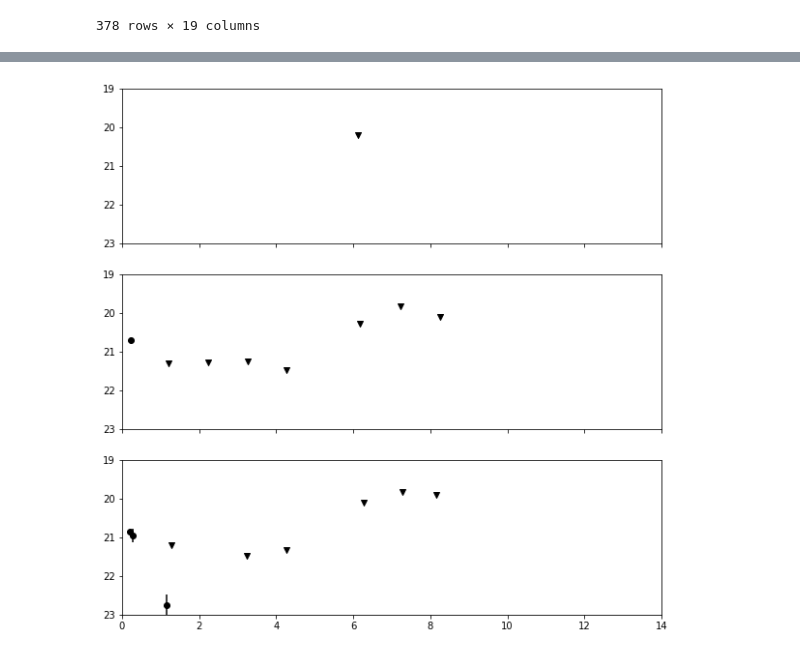
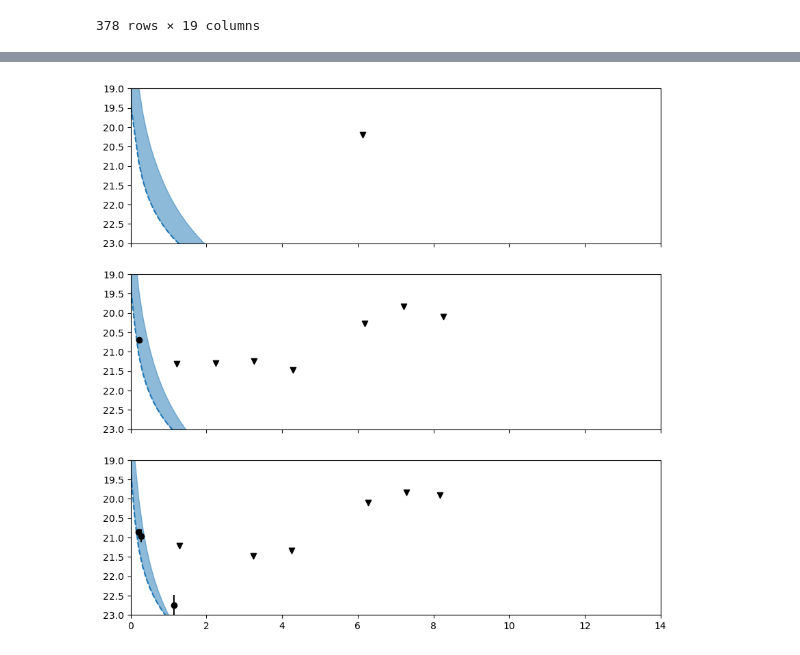
Before and after one commit to tylerbarna/nmma_fitter, a Jupyter notebook: abwysqyPlotting.ipynb, the cells around one changed output, grey strips where cells are left out. Drawn from its saved outputs; the diff is of its cells as text; code cells hidden in the pictures.

Commit message:
Update abwysqyPlotting.ipynb
some type of fitting

```diff
--- a/abwysqyPlotting.ipynb
+++ b/abwysqyPlotting.ipynb
@@ -72,12 +73,21 @@ grbModel = GRBLightCurveModel(sample_times=sample_times, model='TrPi2018')
 # %%
 grb_df = pd.DataFrame(grbResults['posterior'])
 grb_llq = grb_df.quantile([0.16, 0.5, 0.84], axis=0 )['log_likelihood']
+display(grb_llq)
+## locate where these quantiles occur and return the 3 rows as a dataframe
+grb_lc_params = grb_df[grb_df['log_likelihood'].isin(grb_llq)][1:].to_dict('list')
+display(grb_lc_params)
 
-## locate where these quantiles occur and return the 3 rows as a dataframe
-grb_df = grb_df[grb_df['log_likelihood'].isin(grb_llq)][1:]
+## seperate dictionary into array of dictionaries
+grb_lc_params = [dict(zip(grb_lc_params, t)) for t in zip(*grb_lc_params.values())]
+display(grb_lc_params)
 
-# grb_df = [grb_df[grb_df['log_likelihood'] == llq ]for llq in grb_llq]
-# grb_df
-
-display(grb_df)
+sn_df = pd.DataFrame(snResults['posterior'])
+sn_llq = sn_df.quantile([0.16, 0.5, 0.84], axis=0 )['log_likelihood']
+display(sn_llq)
+sn_lc_params = sn_df[sn_df['log_likelihood'].isin(sn_llq)].to_dict('list')
+sn_lc_params = [dict(zip(sn_lc_params, t)) for t in zip(*sn_lc_params.values())]
+display(sn_lc_params)
+display(sn_df['log_likelihood'].isin(sn_llq)[sn_df['log_likelihood'].isin(sn_llq)].index)
+display(grb_df['log_likelihood'].isin(grb_llq)[grb_df['log_likelihood'].isin(grb_llq)].index)
 # %% [output]
@@ -88,9 +152,10 @@ display(grb_df)
 # %%
 #quantiles = lambda x:
-grb_lc_params = [
-    {key: np.quantile(value, q) for key, value in grbResults['posterior'].items()}
-    for q in [0.16, 0.5, 0.84]
-]
+# grb_lc_params = [
+#     {key: np.quantile(value, q) for key, value in grbResults['posterior'].items()}
+#     for q in [0.16, 0.5, 0.84]
+# ]
+display(grb_lc_params)
 sn_lc_params = [
     {key: np.quantile(value, q) for key, value in snResults['posterior'].items()}
     for q in [0.16, 0.5, 0.84]
@@ -128,34 +193,38 @@ array([-10.07074721, -12.67422892, -13.37629545, -13.79915144,
 # %%
 fig, axs = plt.subplots(3,1,figsize=(10, 10),sharex=True, sharey=True)
 filters = ['i', 'r', 'g']
 
 for i, filter in enumerate(filters):
     ax = axs[i]
-
-    ax.fill_between(sample_times, grb16[1][filter], grb84[1][filter], color='C0', alpha=0.5)
-    ax.plot(sample_times, grb50[1][filter], color='C0')
+    grb_lc_lower = grb16[1][filter] +5 * np.log10(grb_lc_params[0]["luminosity_distance"] * 1e6 / 10.0)
+    grb_lc_mid = grb50[1][filter] +5 * np.log10(grb_lc_params[1]["luminosity_distance"] * 1e6 / 10.0)
+    grb_lc_upper = grb84[1][filter] +5 * np.log10(grb_lc_params[2]["luminosity_distance"] * 1e6 / 10.0)
+    # ax.fill_between(sample_times, grb16[1][filter], grb84[1][filter], color='C0', alpha=0.5)
+    # ax.plot(sample_times, grb50[1][filter], color='C0')
+    ax.fill_between(sample_times, grb_lc_lower, grb_lc_upper, color='C0', alpha=0.5)
+    ax.plot(sample_times, grb_lc_mid, color='C0', linestyle='--')
 
     try:
         detections = df[(df['filter'] == filter) & (df['mag_unc'] != np.inf)]
     except:
         detections = None
     try:
         non_detections = df[(df['filter'] == filter) & (df['mag_unc'] == np.inf)]
     except:
         non_detections = None
     #non_detections = df[(df['filter'] == filter) & (df['mag_unc'] is np.inf)]
     #display(detections)
 
     try:
         ax.errorbar(detections['t'], detections['mag'], yerr=detections['mag_unc'], fmt='o', color='k')
     except:
         None
     try:
         ax.scatter(non_detections['t'], non_detections['mag'], marker='v', color='k')
     except:
         None
     ax.invert_yaxis()
     ax.set_ylim(23, 19)
     ax.set_xlim(0,14)
 # %% [output]
-[figure, old version]
+[figure, new version]
```
Also changed, not shown: parts of 5 cells of this notebook.
